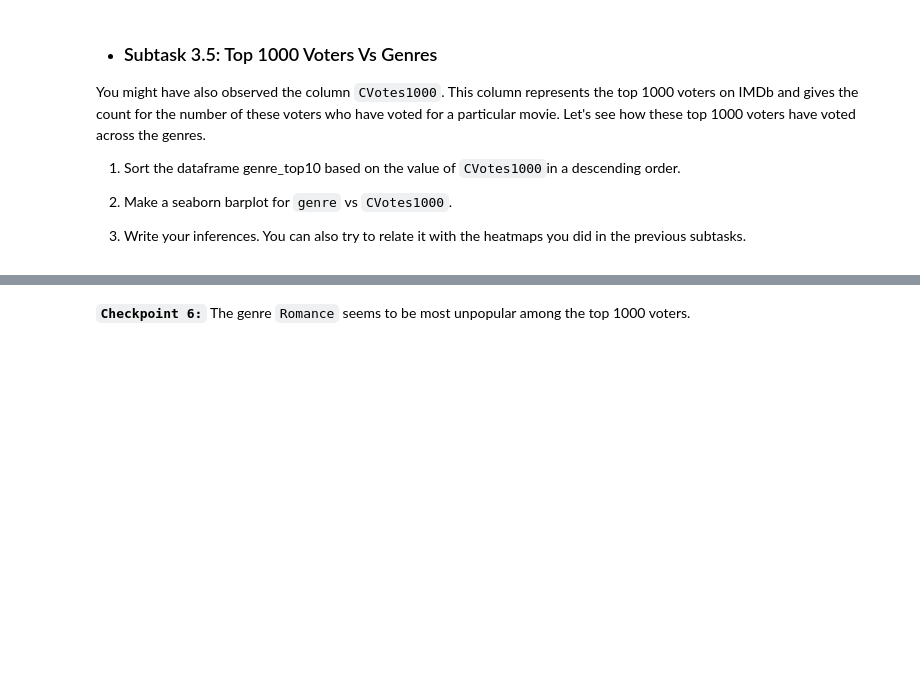
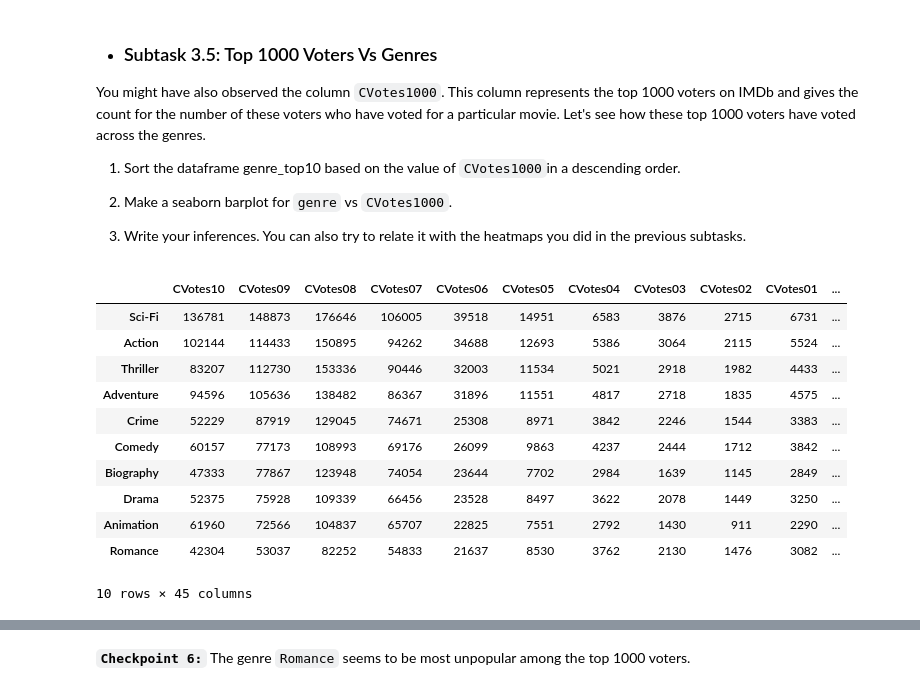
Before and after one commit to abhinav-m/data-science-bootcamp, a Jupyter notebook: projects/upgrad-imdb-assignment/IMDb+Movie+Assignment.ipynb, the cells around one changed output, grey strips where cells are left out. Saved outputs shown, nothing was run; the diff lists cells and outputs as text; code cells hidden in the pictures; blank space fills up the shorter version.

```diff
--- a/projects/upgrad-imdb-assignment/IMDb+Movie+Assignment.ipynb
+++ b/projects/upgrad-imdb-assignment/IMDb+Movie+Assignment.ipynb
@@ -642,3 +674,19 @@ You might have also observed the column `CVotes1000`. This column represents the
 3. Write your inferences. You can also try to relate it with the heatmaps you did in the previous subtasks.
 # %%
 # Sorting by CVotes1000
+
+genre_top10 = genre_top10.sort_values(by='CVotes1000',ascending=False)
+genre_top10
+# %% [output]
+|  | CVotes10 | CVotes09 | CVotes08 | CVotes07 | CVotes06 | CVotes05 | CVotes04 | CVotes03 | CVotes02 | CVotes01 | ... |
+| Sci-Fi | 136781 | 148873 | 176646 | 106005 | 39518 | 14951 | 6583 | 3876 | 2715 | 6731 | ... |
+| Action | 102144 | 114433 | 150895 | 94262 | 34688 | 12693 | 5386 | 3064 | 2115 | 5524 | ... |
+| Thriller | 83207 | 112730 | 153336 | 90446 | 32003 | 11534 | 5021 | 2918 | 1982 | 4433 | ... |
+| Adventure | 94596 | 105636 | 138482 | 86367 | 31896 | 11551 | 4817 | 2718 | 1835 | 4575 | ... |
+| Crime | 52229 | 87919 | 129045 | 74671 | 25308 | 8971 | 3842 | 2246 | 1544 | 3383 | ... |
+| Comedy | 60157 | 77173 | 108993 | 69176 | 26099 | 9863 | 4237 | 2444 | 1712 | 3842 | ... |
+| Biography | 47333 | 77867 | 123948 | 74054 | 23644 | 7702 | 2984 | 1639 | 1145 | 2849 | ... |
+| Drama | 52375 | 75928 | 109339 | 66456 | 23528 | 8497 | 3622 | 2078 | 1449 | 3250 | ... |
+| Animation | 61960 | 72566 | 104837 | 65707 | 22825 | 7551 | 2792 | 1430 | 911 | 2290 | ... |
+| Romance | 42304 | 53037 | 82252 | 54833 | 21637 | 8530 | 3762 | 2130 | 1476 | 3082 | ... |
+10 rows × 45 columns
```
Also changed, not shown: parts of 16 cells of this notebook, 1 other file.
